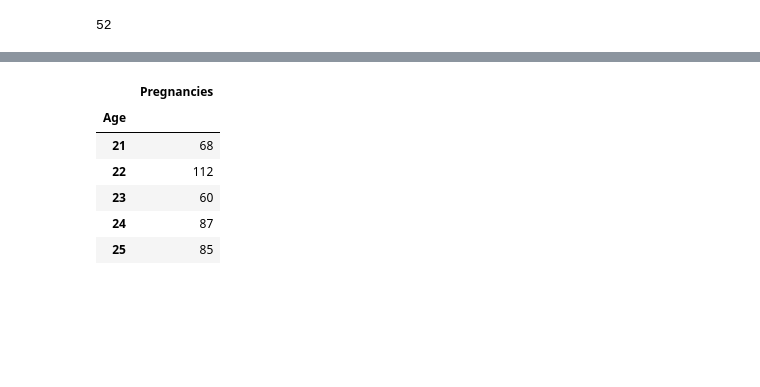
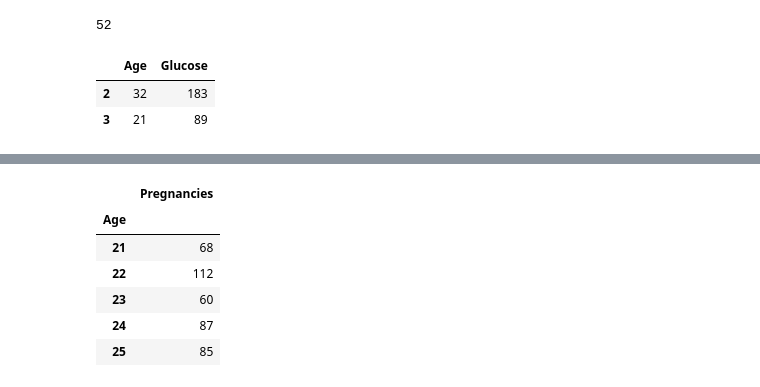
Before and after one commit to mwouts/rapids-meetup-pydata, a Jupyter notebook: rapids_syntax.ipynb, the cells around one changed output, grey strips where cells are left out. Saved outputs shown, nothing was run; the diff lists cells and outputs as text; code cells hidden in the pictures; blank space fills up the shorter version.

```diff
--- a/prez_code_examples.ipynb
+++ b/rapids_syntax.ipynb
@@ -136,6 +136,12 @@ Name: Outcome, dtype: int32
 gdf['Age'].nunique()
 # %% [output]
 52
+# %%
+gdf.loc[2:3, ['Age', 'Glucose']]
+# %% [output]
+|  | Age | Glucose |
+| 2 | 32 | 183 |
+| 3 | 21 | 89 |
 # %%
 # Filter data
 gdf.query('Age > 65')
```
Also changed, not shown: parts of 1 cell of this notebook.
